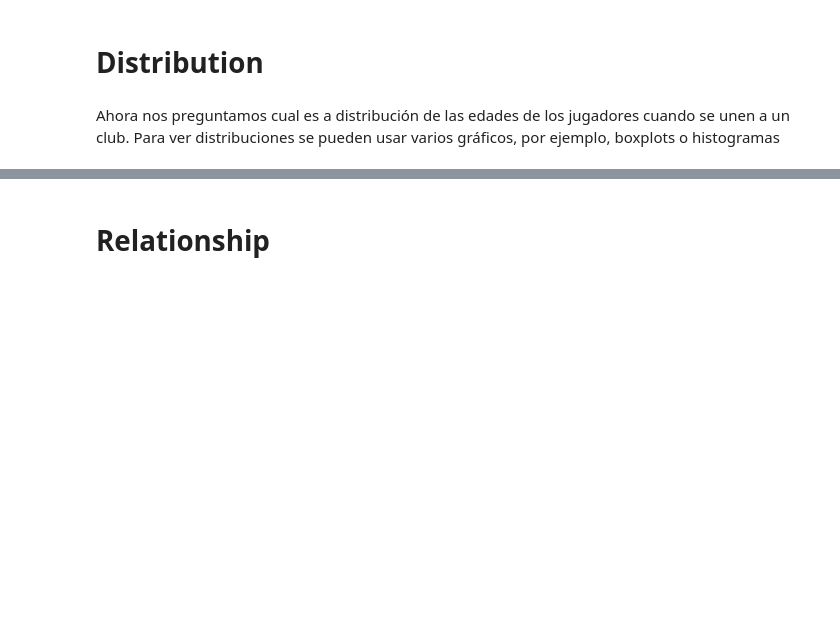
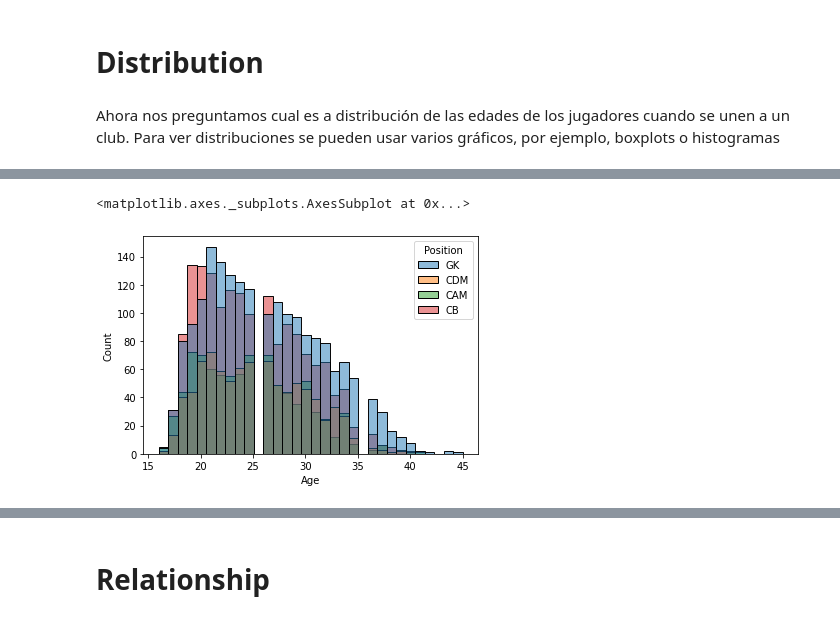
Before and after one commit to Agustin-Ber/Capacitacion-Python, a Jupyter notebook: Graficos/Visualizacion.ipynb, the cells around one changed output, grey strips where cells are left out. Cells and saved outputs as stored; diff of their text form; code cells hidden in the pictures; blank space fills up the shorter version.

```diff
--- a/Graficos/Visualizacion.ipynb
+++ b/Graficos/Visualizacion.ipynb
@@ -161,0 +189,6 @@ sns.displot( df, x="Age" )
+# %%
+sns.histplot(
+    df_red, x="Age", hue = "Position" )
+# %% [output]
+<matplotlib.axes._subplots.AxesSubplot at 0x...>
+[figure, added]
```
Also changed, not shown: parts of 22 cells of this notebook.
